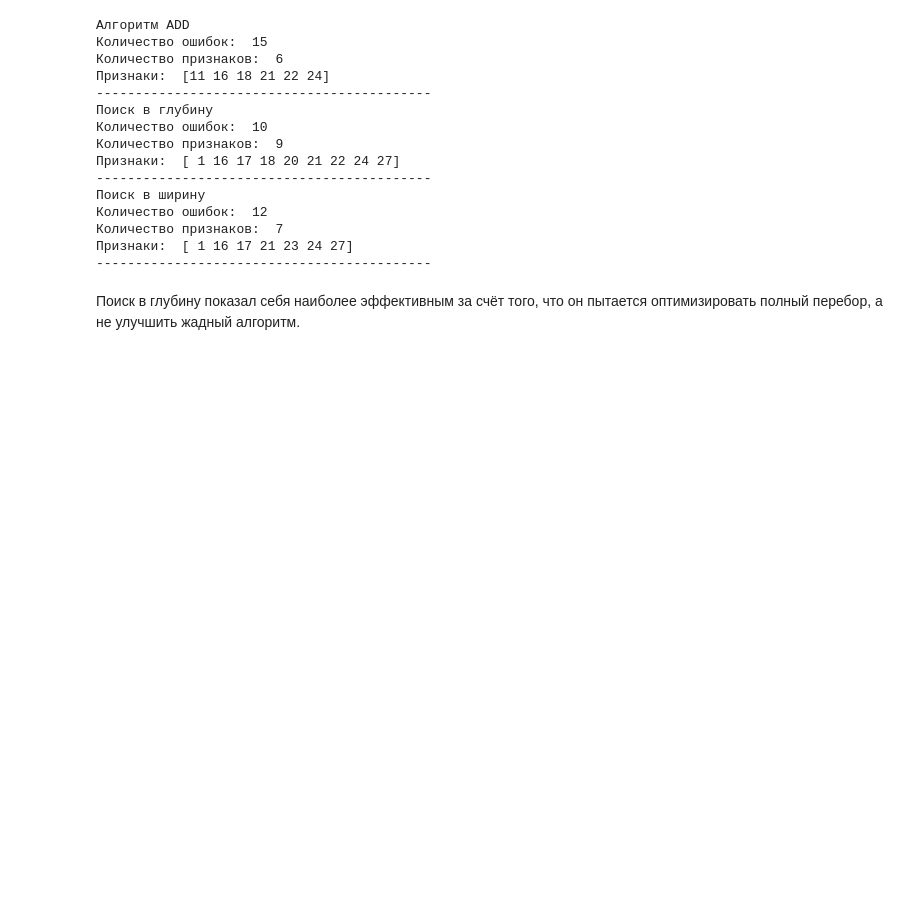
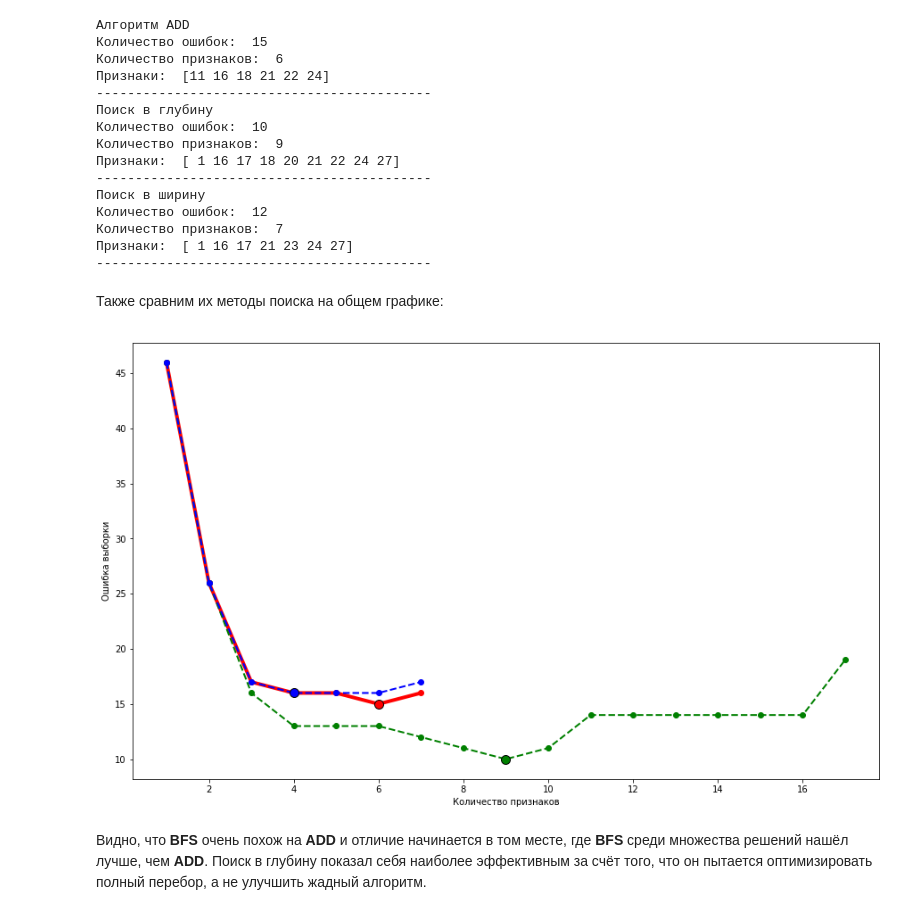
Before and after one commit to Dmitriy-kiselyov/MachineLearning, a Jupyter notebook: ipynb/feature_selection.ipynb, the cells around one changed output. Cells and saved outputs as stored; diff of their text form; code cells hidden in the pictures; blank space fills up the shorter version.

```diff
--- a/ipynb/feature_selection.ipynb
+++ b/ipynb/feature_selection.ipynb
@@ -476,5 +518,14 @@ __log('Поиск в ширину', selection_bfs(dataset, iter_limit=10))
 Количество признаков:  7
 Признаки:  [ 1 16 17 21 23 24 27]
 -------------------------------------------
+# %% [markdown]
+Также сравним их методы поиска на общем графике:
+# %%
+make_compare_plot(dataset, selection_add(dataset), linewidth=4)
+make_compare_plot(dataset, selection_dfs(dataset), color='green', linestyle='--')
+make_compare_plot(dataset, selection_bfs(dataset), color='blue', linestyle='--')
+# %% [output]
+[figure, added]
 # %% [markdown]
+Видно, что **BFS** очень похож на **ADD** и отличие начинается в том месте, где **BFS** среди множества решений нашёл лучше, чем **ADD**.
 Поиск в глубину показал себя наиболее эффективным за счёт того, что он пытается оптимизировать полный перебор, а не улучшить жадный алгоритм.
```
Also changed, not shown: parts of 7 cells of this notebook, 2 other files.
